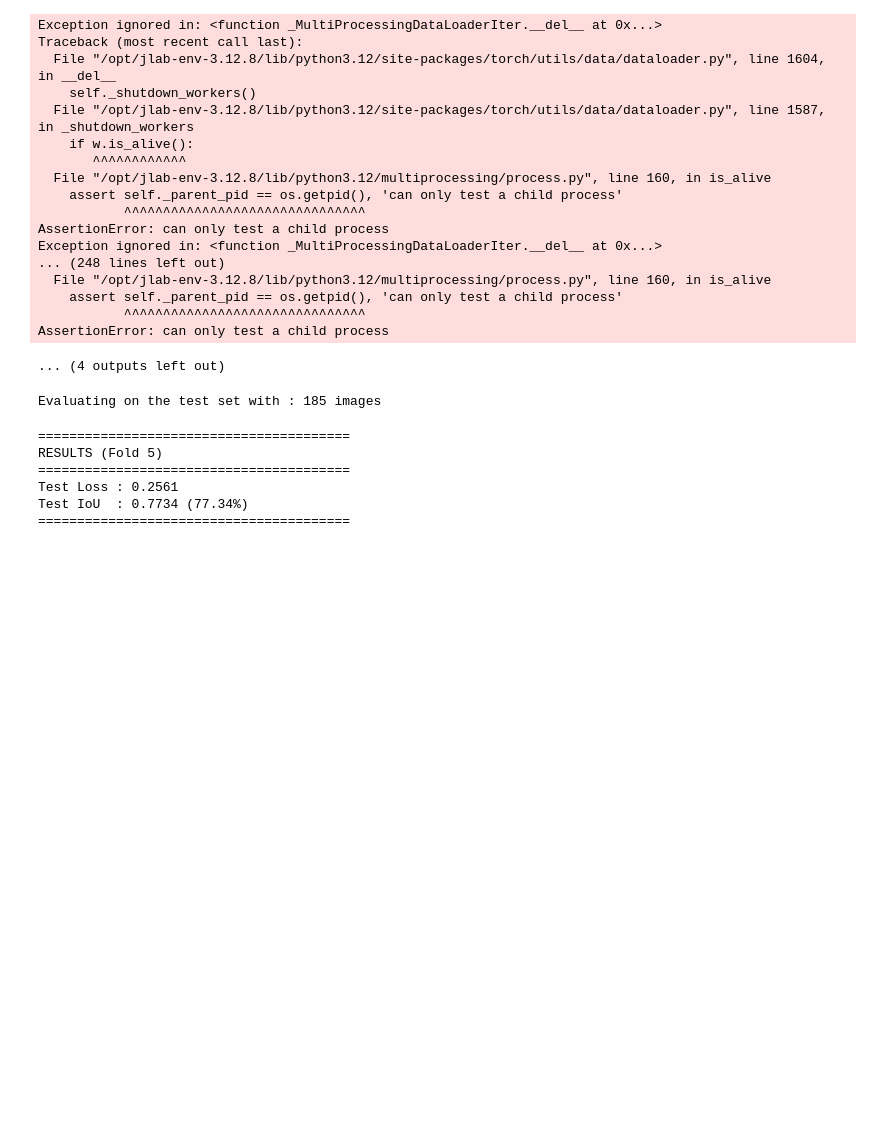
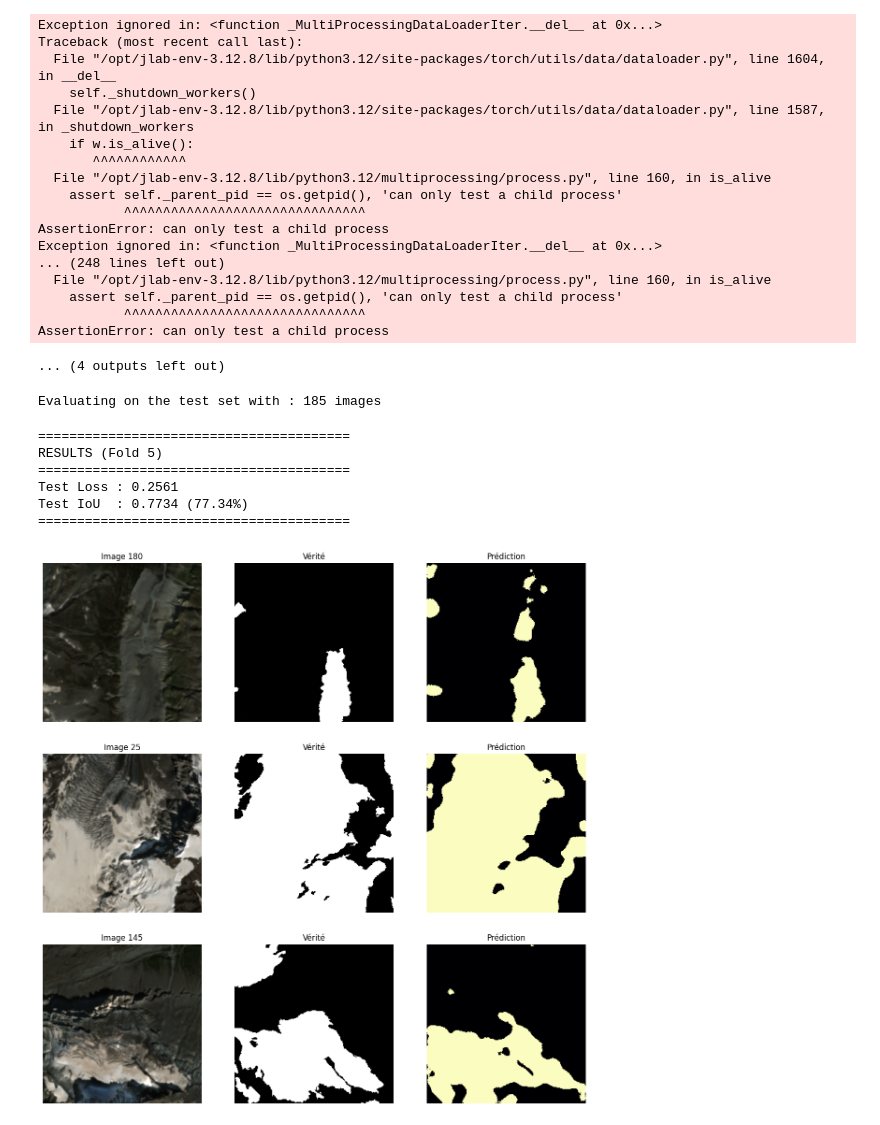
Before and after one commit to corentinsup/IPEO-Project, a Jupyter notebook: Dino Test.ipynb, the cells around one changed output. Drawn from its saved outputs; the diff is of its cells as text; code cells hidden in the pictures; blank space fills up the shorter version.

```diff
--- a/Dino Test.ipynb
+++ b/Dino Test.ipynb
@@ -295,15 +295,16 @@ criterion = get_combined_loss(0.5, 0.5, ignore_index=IGNORE_INDEX)
 iou_metric = get_iou_metric(ignore_index=IGNORE_INDEX)
 
 # Using the function we created in the utils for modularity
-test_loss, test_iou = run_eval(
+test_loss, test_iou, saved_imgs, saved_masks, saved_preds = run_eval(
     best_model,
     test_loader,
     criterion=criterion,
     iou_metric=iou_metric,
+    return_preds=True,
     device=device
 )
 
-# 6. Résultats
+# Résultats
 print("\n" + "="*40)
 print(f"RESULTS (Fold {BEST_FOLD_ID})")
 print("="*40)
@@ -318,3 +319,50 @@ RESULTS (Fold 5)
 Test Loss : 0.2561
 Test IoU  : 0.7734 (77.34%)
 ========================================
+# %%
+import matplotlib.pyplot as plt
+import torch
+import numpy as np
+import random
+
+# 1. Fonction pour remettre les couleurs normales (Dénormalisation Dino)
+def denormalize(tensor):
+    """Inverse la normalisation pour l'affichage RGB."""
+    # Stats utilisées dans ton Dataset
+    mean = torch.tensor([0.430, 0.411, 0.296]).view(3, 1, 1)
+    std = torch.tensor([0.213, 0.156, 0.143]).view(3, 1, 1)
+
+    # On inverse : image * std + mean
+    img = tensor.cpu() * std + mean
+
+    # On passe de (C, H, W) à (H, W, C) pour Matplotlib
+    img = img.permute(1, 2, 0).numpy()
+
+    # On clip entre 0 et 1 pour éviter les pixels aberrants
+    return np.clip(img, 0, 1)
+
+# 2. Configuration de l'affichage
+
+indices = random.sample(range(len(saved_imgs)), 3)
+
+fig, axes = plt.subplots(3, 3, figsize=(15, 15))
+
+for i, idx in enumerate(indices):
+    # Image
+    axes[i, 0].imshow(denormalize(saved_imgs[idx]))
+    axes[i, 0].set_title(f"Image {idx}")
+    axes[i, 0].axis('off')
+
+    # Masque
+    axes[i, 1].imshow(saved_masks[idx].cpu(), cmap='gray')
+    axes[i, 1].set_title("Vérité")
+    axes[i, 1].axis('off')
+
+    # Pred
+    axes[i, 2].imshow(saved_preds[idx].cpu(), cmap='magma')
+    axes[i, 2].set_title("Prédiction")
+    axes[i, 2].axis('off')
+
+plt.show()
+# %% [output]
+[figure, added]
```
